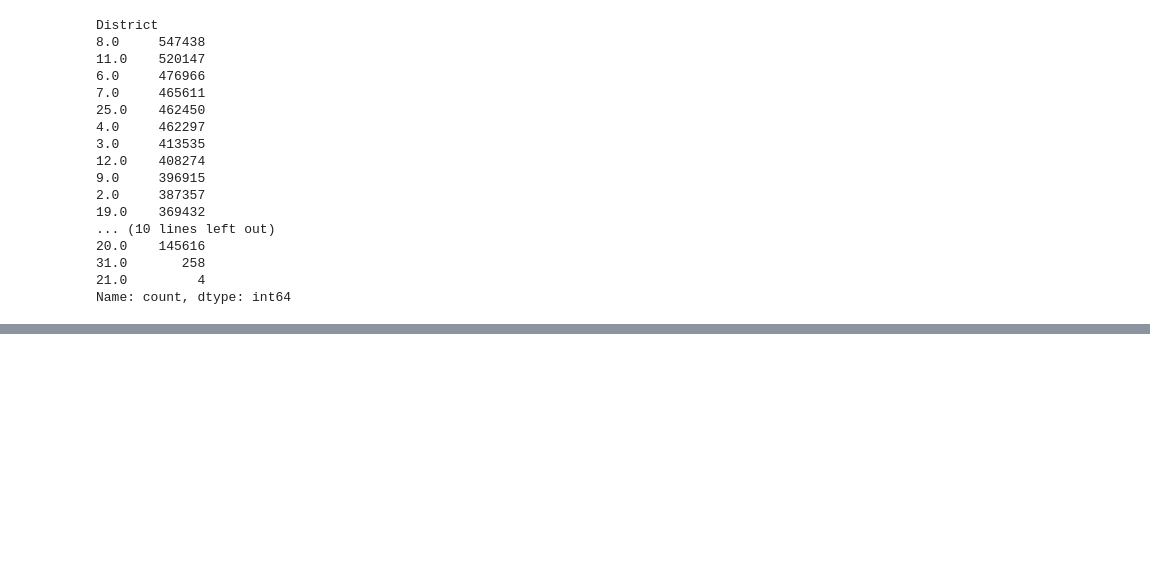
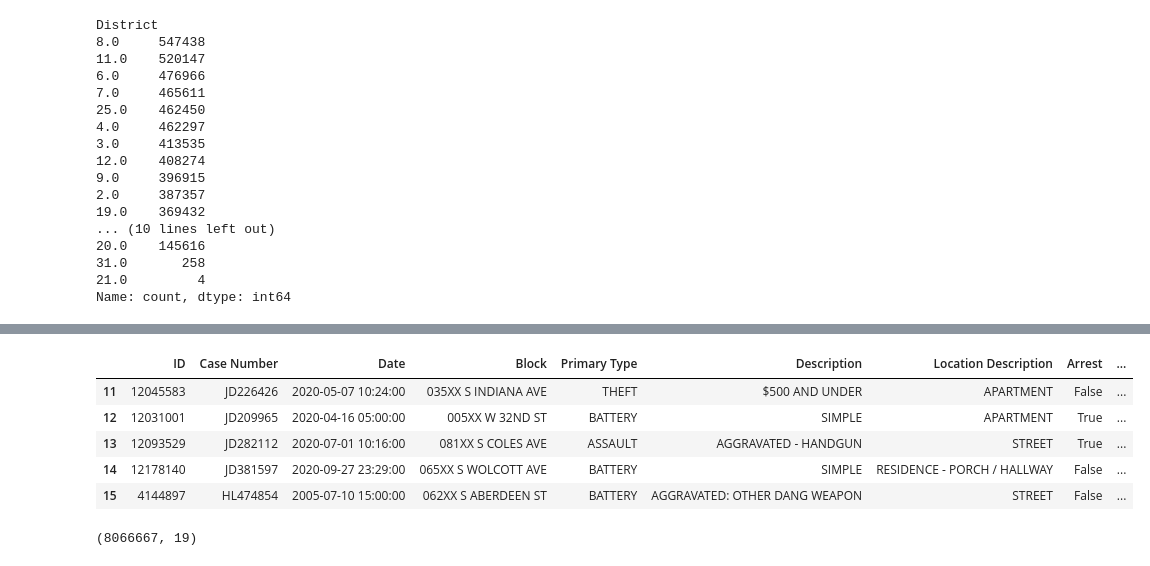
Before and after one commit to saitejasri1/Chicago-Crime-Analysis, a Jupyter notebook: chicago_crime_data.ipynb, the cells around one changed output, grey strips where cells are left out. Drawn from its saved outputs; the diff is of its cells as text; code cells hidden in the pictures; blank space fills up the shorter version.

```diff
--- a/chicago_crime_data.ipynb
+++ b/chicago_crime_data.ipynb
@@ -171,0 +231,14 @@ Name: count, dtype: int64
+# %%
+data = data.dropna(subset=['Latitude', 'Longitude'])
+data.head()
+# %% [output]
+|  | ID | Case Number | Date | Block | Primary Type | Description | Location Description | Arrest | ... |
+| 11 | 12045583 | JD226426 | 2020-05-07 10:24:00 | 035XX S INDIANA AVE | THEFT | $500 AND UNDER | APARTMENT | False | ... |
+| 12 | 12031001 | JD209965 | 2020-04-16 05:00:00 | 005XX W 32ND ST | BATTERY | SIMPLE | APARTMENT | True | ... |
+| 13 | 12093529 | JD282112 | 2020-07-01 10:16:00 | 081XX S COLES AVE | ASSAULT | AGGRAVATED - HANDGUN | STREET | True | ... |
+| 14 | 12178140 | JD381597 | 2020-09-27 23:29:00 | 065XX S WOLCOTT AVE | BATTERY | SIMPLE | RESIDENCE - PORCH / HALLWAY | False | ... |
+| 15 | 4144897 | HL474854 | 2005-07-10 15:00:00 | 062XX S ABERDEEN ST | BATTERY | AGGRAVATED: OTHER DANG WEAPON | STREET | False | ... |
+# %%
+data.shape
+# %% [output]
+(8066667, 19)
```
Also changed, not shown: parts of 15 cells of this notebook.
